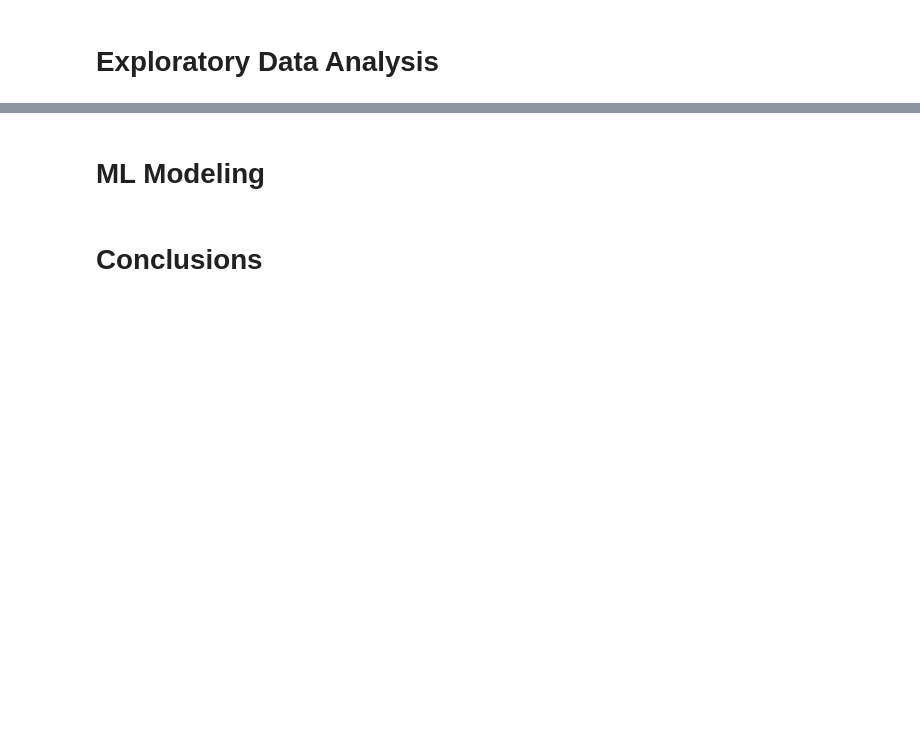
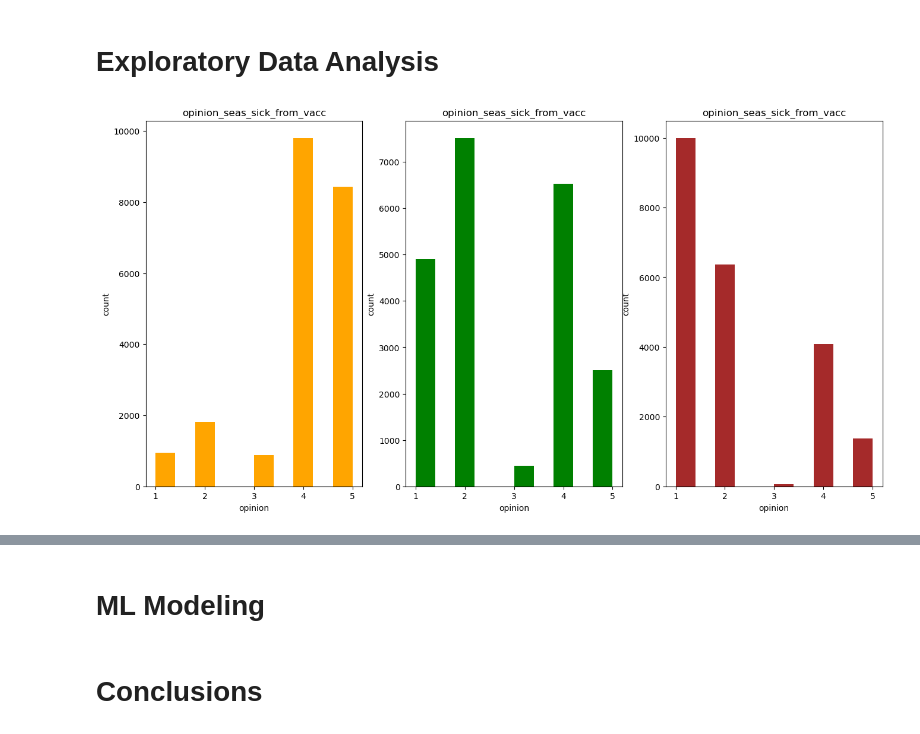
Before and after one commit to mkearns17/Flu-Vaccine-Classification, a Jupyter notebook: jupyter_notebook.ipynb, the cells around one changed output, grey strips where cells are left out. Drawn from its saved outputs; the diff is of its cells as text; code cells hidden in the pictures; blank space fills up the shorter version.

Commit message:
Data Prep&Exploration

```diff
--- a/jupyter_notebook.ipynb
+++ b/jupyter_notebook.ipynb
@@ -19,5 +25,7 @@ test_set_features = 'data/test_set_features.csv'
 # %%
-file = train_set_features
+#Create dataframe from each .csv file.
 
-df = pd.read_csv(file)
-df
+features = pd.read_csv(train_set_features)
+labels = pd.read_csv(train_set_labels)
+
+data = features.merge(labels,how = 'outer', on = 'respondent_id')
@@ -39,0 +32,11 @@ df
+# %%
+#Remove columns related to H1N1
+h1n1_cols_delete = ['h1n1_concern','h1n1_knowledge',
+               'doctor_recc_h1n1',
+               'opinion_h1n1_vacc_effective',
+               'opinion_h1n1_risk',
+               'opinion_h1n1_sick_from_vacc',
+                'h1n1_vaccine']
+
+
+data_flu = data.drop(h1n1_cols_delete, axis = 1)
@@ -40,2 +73,9 @@ df
+# %%
+#Determine which features are missing a lot of data and remove feature from dataset.
+data_flu.isna().mean()
+data_flu_clean = data_flu.drop(['health_insurance','income_poverty','employment_industry','employment_occupation'],axis = 1)
+# %%
+#Remove rows that is missing data.
+data_cleaned = data_flu_clean.dropna(axis = 0)
 # %% [markdown]
 # Exploratory Data Analysis
@@ -41,0 +84,12 @@ df
+# %%
+health_opinions = ['opinion_seas_vacc_effective','opinion_seas_risk','opinion_seas_sick_from_vacc']
+colors = ['orange','green','brown']
+j = len(health_opinions)
+fig, axes = plt.subplots(1,j,figsize = (16,8))
+for i in range(0,j):
+    axes[i].hist(data_cleaned[health_opinions[i]],color = colors[i])
+    axes[i].set_title(behavior)
+    axes[i].set_ylabel('count')
+    axes[i].set_xlabel('opinion')
+# %% [output]
+[figure, added]
```
Also changed, not shown: parts of 11 cells of this notebook.
